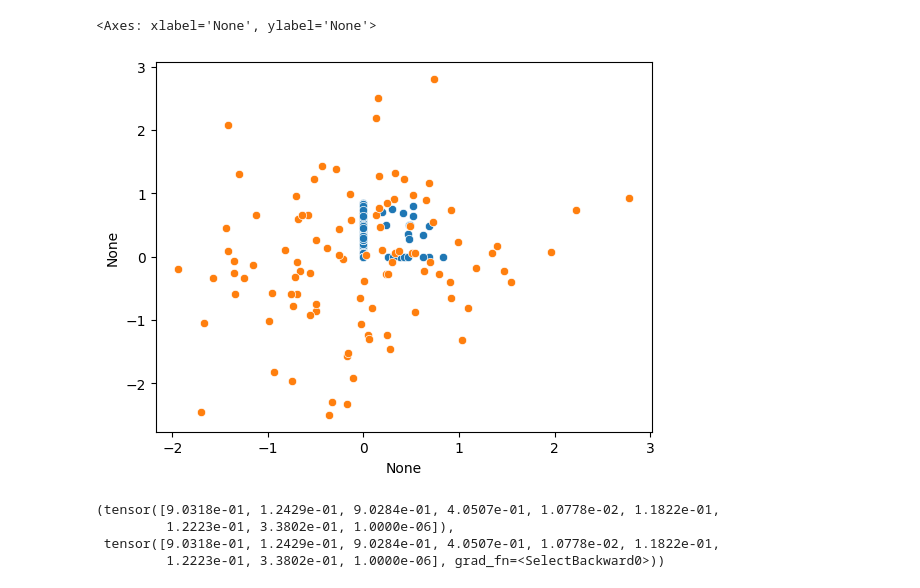
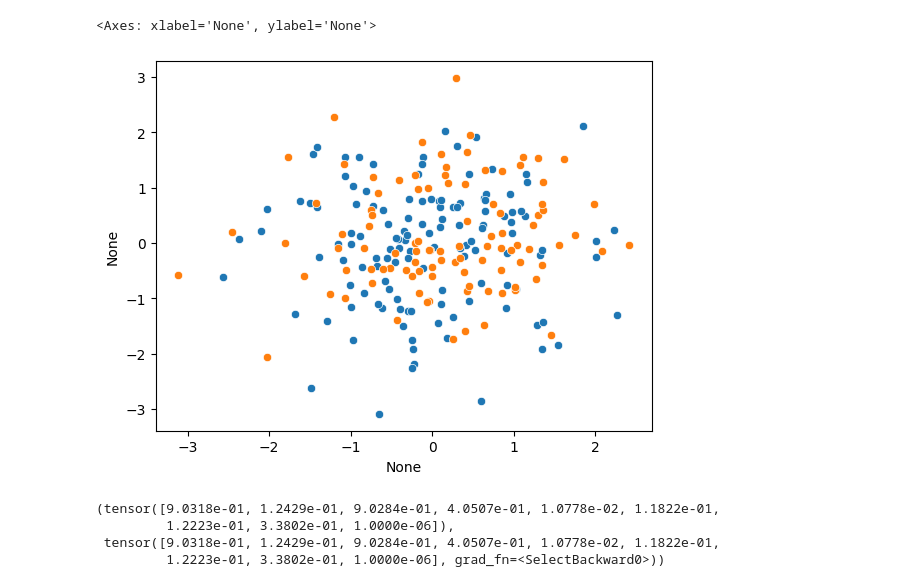
Before and after one commit to tochsner/ccd-validation, a Jupyter notebook: src/ml/ml_tests.ipynb, the cells around one changed output. Cells and saved outputs as stored; diff of their text form; code cells hidden in the pictures.

```diff
--- a/src/ml/ml_tests.ipynb
+++ b/src/ml/ml_tests.ipynb
@@ -80,19 +80,19 @@ model = model_factory(
 # %%
 from src.ml.modeling.weight_sharing_tree_flow import WeightSharingTreeFlow
 
-model = WeightSharingTreeFlow.load_from_checkpoint("ml_data/models/debug_batch_norm_2025_01_10_11_38_58/yule-10_5/epoch=29-val_loss=-14.20.ckpt")
+model = WeightSharingTreeFlow.load_from_checkpoint("ml_data/models/debug_batch_norm_2025_01_10_13_17_21/yule-10_5/epoch=29-val_loss=-27.28.ckpt")
 model = model.eval()
 # %%
 import seaborn as sns
 sample = next(iter(val_loader))
 latent_space = model.forward(sample)["z"].detach().numpy()
-sns.scatterplot(x=latent_space[:, -3], y=latent_space[:, 8])
+sns.scatterplot(x=latent_space[:, -1], y=latent_space[:, 1])
 
 prior_latent_space = model.sample_from_base((100,2))
 sns.scatterplot(x=prior_latent_space[:, 0], y=prior_latent_space[:, 1])
 # %% [output]
 <Axes: xlabel='None', ylabel='None'>
-[figure, old version]
+[figure, new version]
 # %%
 latent = model.forward(sample)
 output = model.inverse(latent)
```
Also changed, not shown: parts of 6 cells of this notebook, 1 other file.
